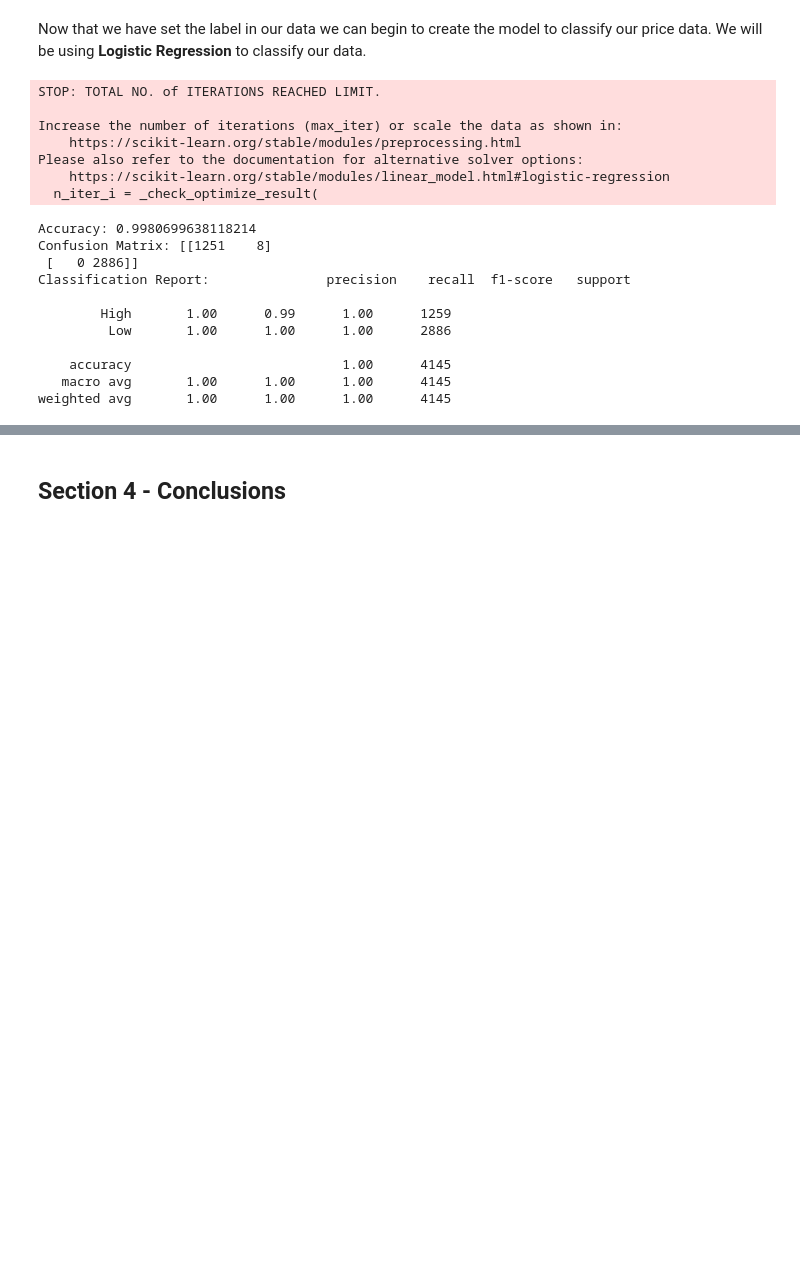
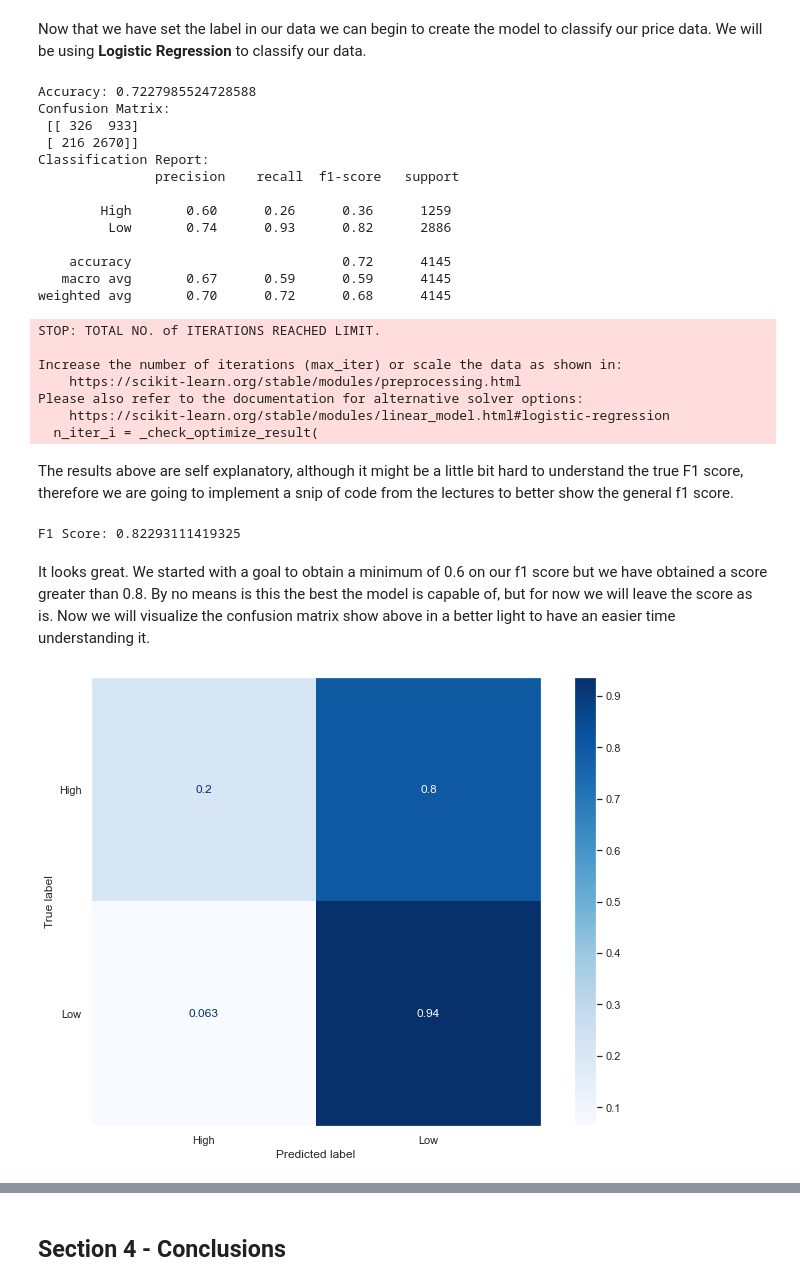
Before and after one commit to WizenPainter/airbnb_analysis_42577, a Jupyter notebook: Jaime.ipynb, the cells around one changed output, grey strips where cells are left out. Saved outputs shown, nothing was run; the diff lists cells and outputs as text; code cells hidden in the pictures; blank space fills up the shorter version.

Commit message:
Logistic Regression model is completed, archived an f1 score of 0.82

```diff
--- a/Jaime.ipynb
+++ b/Jaime.ipynb
@@ -221,37 +221,63 @@ Now that we have set the label in our data we can begin to create the model to c
 # %%
 y = data_binary['price_label']
 data_X = pd.concat([data_binary, pd.get_dummies(data_binary['room_type'])],1)
-X = data_X.drop(['price_label', 'name', 'room_type','host_name', 'id', 'host_id', 'neighbourhood', 'last_review'], axis=1)
+X = data_X.drop(['price_label', 'name', 'room_type','host_name', 'id', 'host_id', 'neighbourhood', 'last_review', 'price'], axis=1)
 # %%
 from sklearn.linear_model import LogisticRegression
 from sklearn.model_selection import train_test_split
 from sklearn.metrics import accuracy_score, confusion_matrix, classification_report
+# from sklearn.metrics import f1_score
 
-model = LogisticRegression(C=0.1)
+model = LogisticRegression(C=10)
 
 X_train, X_test, y_train, y_test = train_test_split(X, y, test_size=0.3, random_state=42)
 model.fit(X_train, y_train)
 y_pred = model.predict(X_test)
 
+# f1 = f1_score(y_test, y_pred, labels=['High', 'Low'], average='binary', pos_label='Low') # Calculates the F1 score for our variable of either high or low
+
 print(f'Accuracy: {accuracy_score(y_test, y_pred)}')
-print(f'Confusion Matrix: {confusion_matrix(y_test, y_pred)}')
-print(f'Classification Report: {classification_report(y_test, y_pred)}')
+print(f'Confusion Matrix:\n {confusion_matrix(y_test, y_pred)}')
+print(f'Classification Report:\n {classification_report(y_test, y_pred)}')
+# print(f'F1 Score: {f1}')
 # %% [output]
-STOP: TOTAL NO. of ITERATIONS REACHED LIMIT.
+Accuracy: 0.7227985524728588
+Confusion Matrix:
+ [[ 326  933]
+ [ 216 2670]]
+Classification Report:
+               precision    recall  f1-score   support
 
-Increase the number of iterations (max_iter) or scale the data as shown in:
-    https://scikit-learn.org/stable/modules/preprocessing.html
-Please also refer to the documentation for alternative solver options:
-    https://scikit-learn.org/stable/modules/linear_model.html#logistic-regression
-  n_iter_i = _check_optimize_result(
+        High       0.60      0.26      0.36      1259
+         Low       0.74      0.93      0.82      2886
+
+    accuracy                           0.72      4145
+   macro avg       0.67      0.59      0.59      4145
+weighted avg       0.70      0.72      0.68      4145
-Accuracy: 0.9980699638118214
-Confusion Matrix: [[1251    8]
- [   0 2886]]
-Classification Report:               precision    recall  f1-score   support
+STOP: TOTAL NO. of ITERATIONS REACHED LIMIT.
 
-        High       1.00      0.99      1.00      1259
-         Low       1.00      1.00      1.00      2886
-
-    accuracy                           1.00      4145
-   macro avg       1.00      1.00      1.00      4145
-weighted avg       1.00      1.00      1.00      4145
+Increase the number of iterations (max_iter) or scale the data as shown in:
+    https://scikit-learn.org/stable/modules/preprocessing.html
+Please also refer to the documentation for alternative solver options:
+    https://scikit-learn.org/stable/modules/linear_model.html#logistic-regression
+  n_iter_i = _check_optimize_result(
+# %% [markdown]
+The results above are self explanatory, although it might be a little bit hard to understand the true F1 score, therefore we are going to implement a snip of code from the lectures to better show the general f1 score.
+# %%
+from sklearn.metrics import confusion_matrix, recall_score, accuracy_score, precision_score
+
+precision = precision_score(y_test, y_pred, average=None, labels=['High','Low'])[1]
+recall = recall_score(y_test, y_pred, average=None, labels=['High','Low'])[1]
+f1 = 2 * precision * recall / (precision + recall)
+print(f'F1 Score: {f1}')
+# %% [output]
+F1 Score: 0.82293111419325
+# %% [markdown]
+It looks great. We started with a goal to obtain a minimum of 0.6 on our f1 score but we have obtained a score greater than 0.8. By no means is this the best the model is capable of, but for now we will leave the score as is. Now we will visualize the confusion matrix show above in a better light to have an easier time understanding it.
+# %%
+from sklearn.metrics import plot_confusion_matrix
+
+plot_confusion_matrix(model, X_test, y_test, cmap=plt.cm.Blues, normalize='true')
+plt.grid(False)
+# %% [output]
+[figure, added]
```
Also changed, not shown: parts of 8 cells of this notebook.
